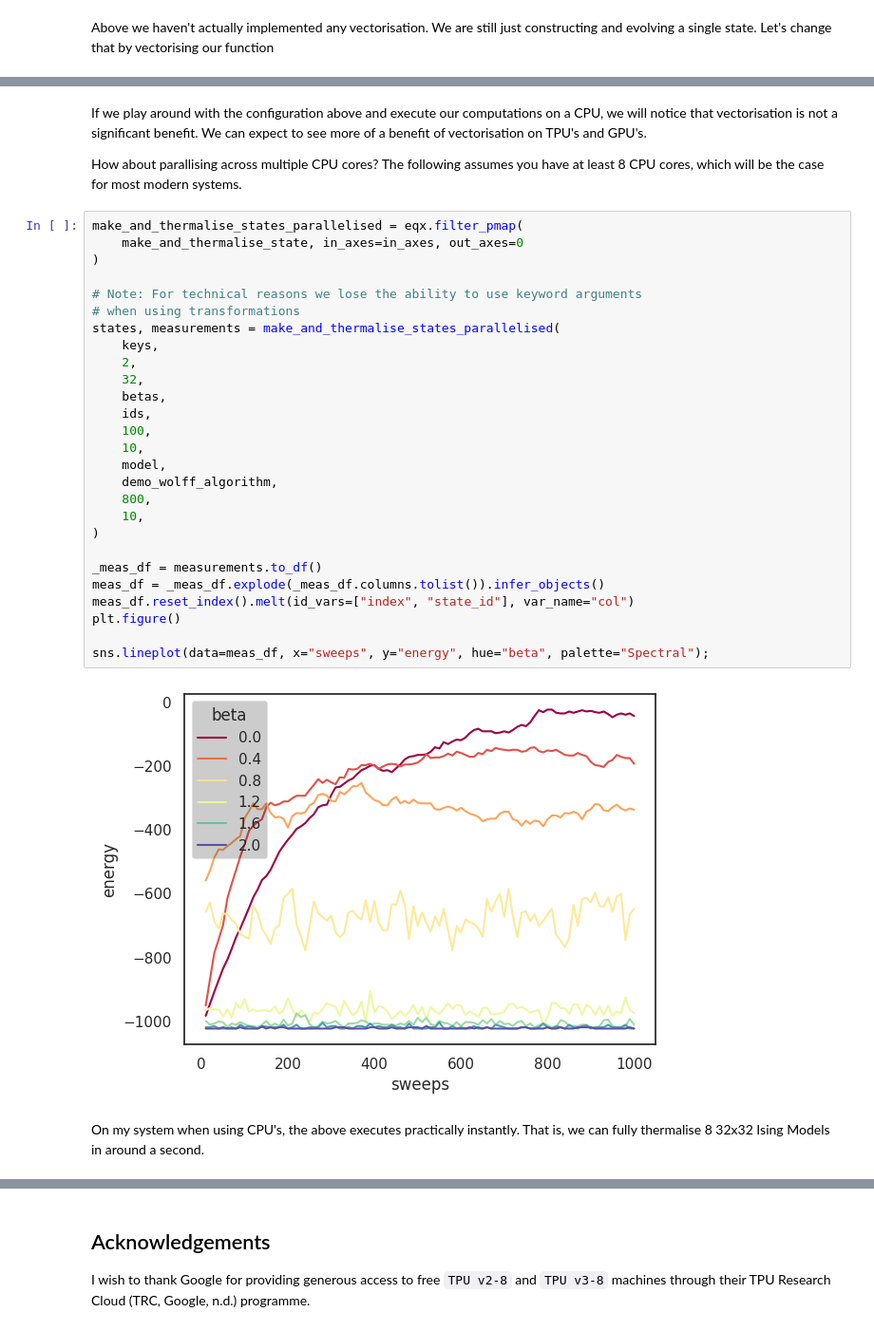
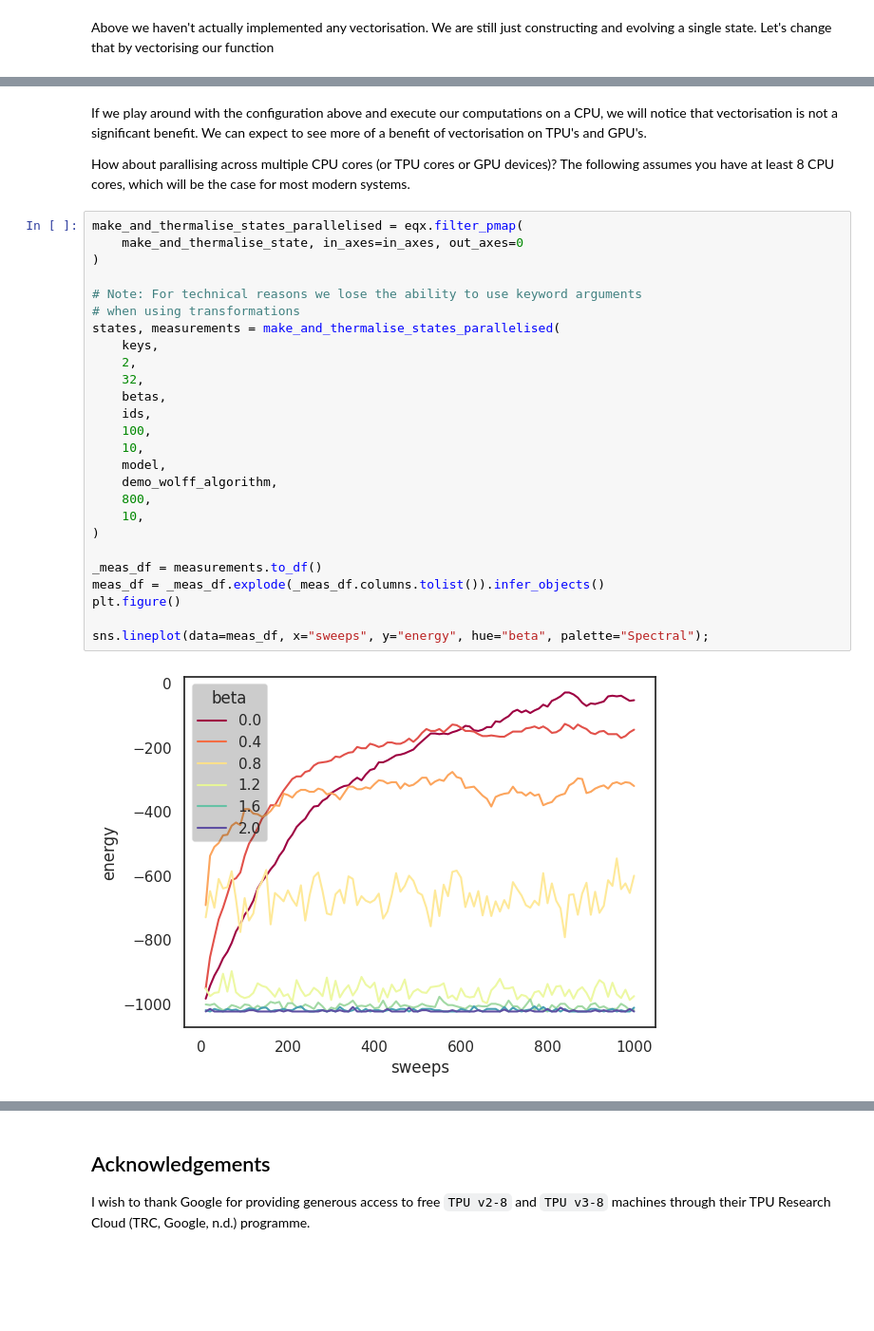
Before and after one commit to JeppeKlitgaard/Jackpot, a Jupyter notebook: report.ipynb, the cells around one changed output, grey strips where cells are left out. Shown at 95% size. Saved outputs shown, nothing was run; the diff lists cells and outputs as text; blank space fills up the shorter version.

```diff
--- a/report.ipynb
+++ b/report.ipynb
@@ -934,35 +937,32 @@ sns.lineplot(data=meas_df, x="sweeps", y="energy", hue="beta", palette="Spectral
 # %% [markdown]
 If we play around with the configuration above and execute our computations on a CPU, we will notice that vectorisation is not a significant benefit. We can expect to see more of a benefit of vectorisation on TPU's and GPU's.
 
-How about parallising across multiple CPU cores? The following assumes you have at least 8 CPU cores, which will be the case for most modern systems.
+How about parallising across multiple CPU cores (or TPU cores or GPU devices)? The following assumes you have at least 8 CPU cores, which will be the case for most modern systems.
 # %%
 make_and_thermalise_states_parallelised = eqx.filter_pmap(
     make_and_thermalise_state, in_axes=in_axes, out_axes=0
 )
 
 # Note: For technical reasons we lose the ability to use keyword arguments
 # when using transformations
 states, measurements = make_and_thermalise_states_parallelised(
     keys,
     2,
     32,
     betas,
     ids,
     100,
     10,
     model,
     demo_wolff_algorithm,
     800,
     10,
 )
 
 _meas_df = measurements.to_df()
 meas_df = _meas_df.explode(_meas_df.columns.tolist()).infer_objects()
-meas_df.reset_index().melt(id_vars=["index", "state_id"], var_name="col")
 plt.figure()
 
 sns.lineplot(data=meas_df, x="sweeps", y="energy", hue="beta", palette="Spectral");
 # %% [output]
-[figure, old version]
+[figure, new version]
-# %% [markdown]
-On my system when using CPU's, the above executes practically instantly. That is, we can fully thermalise 8 32x32 Ising Models in around a second.
```
Also changed, not shown: parts of 8 cells of this notebook, 2 other files.
